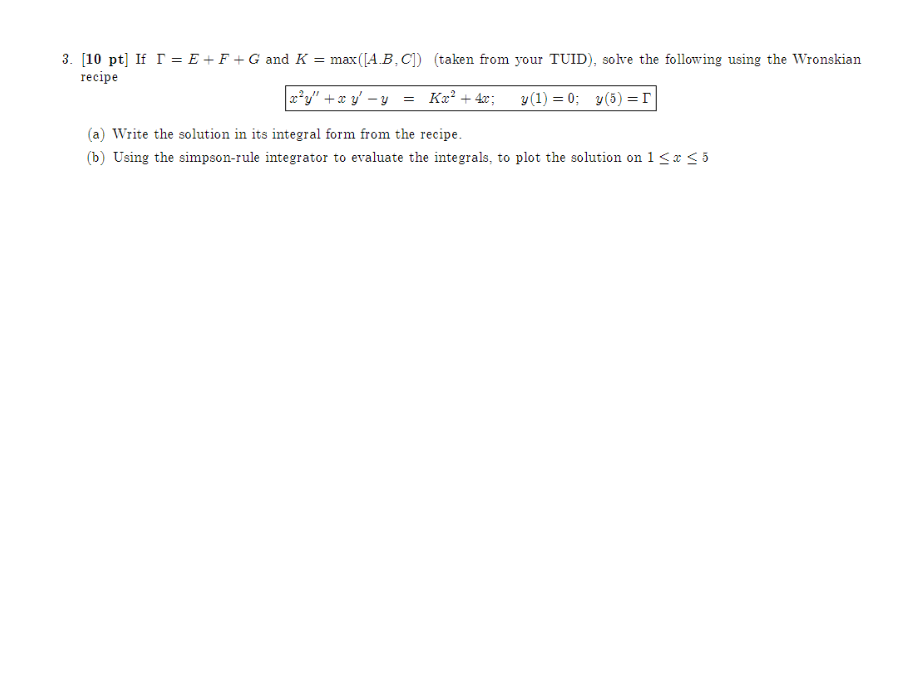
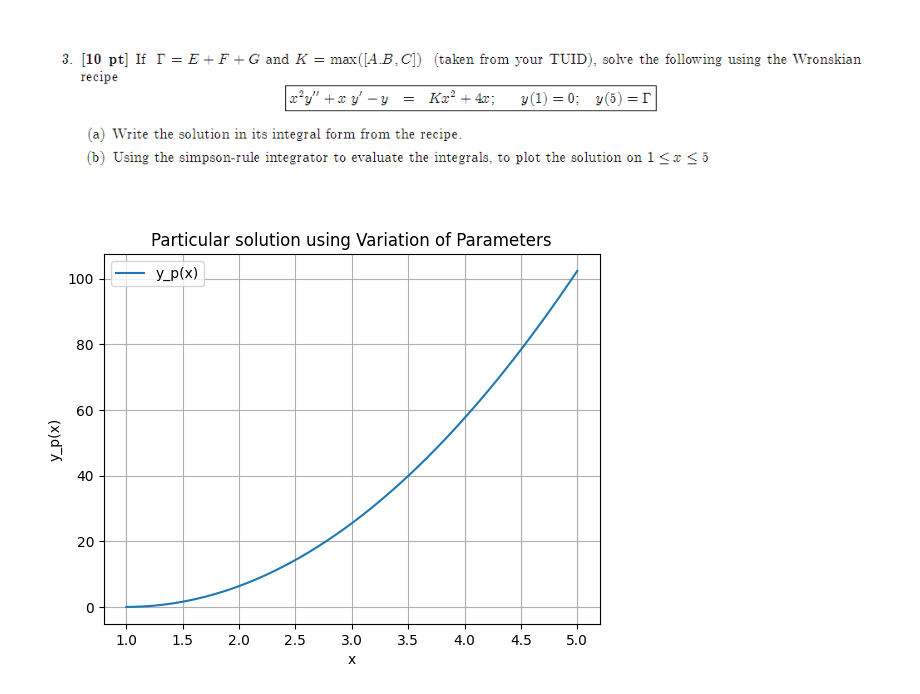
Before and after one commit to aqsnyder/eng_math, a Jupyter notebook: ps_1/problem_3.ipynb, the cells around one changed output. Cells and saved outputs as stored; diff of their text form; code cells hidden in the pictures; blank space fills up the shorter version.

```diff
--- a/ps_1/problem_3.ipynb
+++ b/ps_1/problem_3.ipynb
@@ -2,0 +6,45 @@
+# %%
+def simpsons_rule(func, a, b, n):
+    h = (b - a) / n
+    s = func(a) + func(b)
+
+    for i in range(1, n, 2):
+        s += 4 * func(a + i * h)
+    for i in range(2, n-1, 2):
+        s += 2 * func(a + i * h)
+
+    return (h/3) * s
+
+def g(x):
+    return 9*x**2 + 4*x
+
+def y1(x):
+    return x
+
+def y2(x):
+    return 1/x
+
+def W(x):
+    return -x * (1 + 1/x**2)
+
+def integral1(x):
+    return simpsons_rule(lambda t: y2(t) * g(t) / W(t), 1, x, 100)
+
+def integral2(x):
+    return simpsons_rule(lambda t: y1(t) * g(t) / W(t), 1, x, 100)
+
+def yp(x):
+    return -y1(x) * integral1(x) + y2(x) * integral2(x)
+
+x_vals = np.linspace(1, 5, 400)
+y_vals = [yp(x) for x in x_vals]
+# %%
+plt.plot(x_vals, y_vals, label='y_p(x)')
+plt.xlabel('x')
+plt.ylabel('y_p(x)')
+plt.title('Particular solution using Variation of Parameters')
+plt.legend()
+plt.grid(True)
+plt.show()
+# %% [output]
+[figure, added]
```
Also changed, not shown: parts of 1 cell of this notebook, 3 other files.
